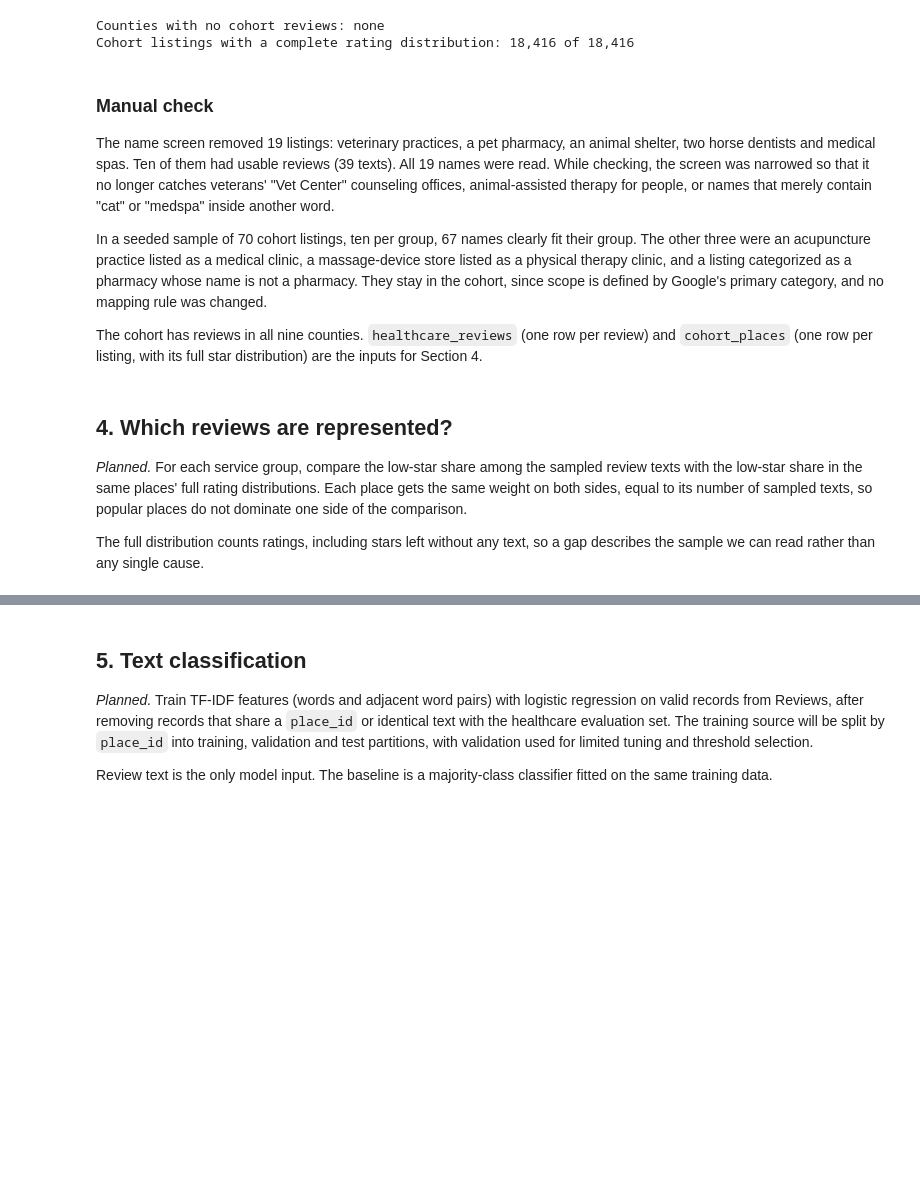
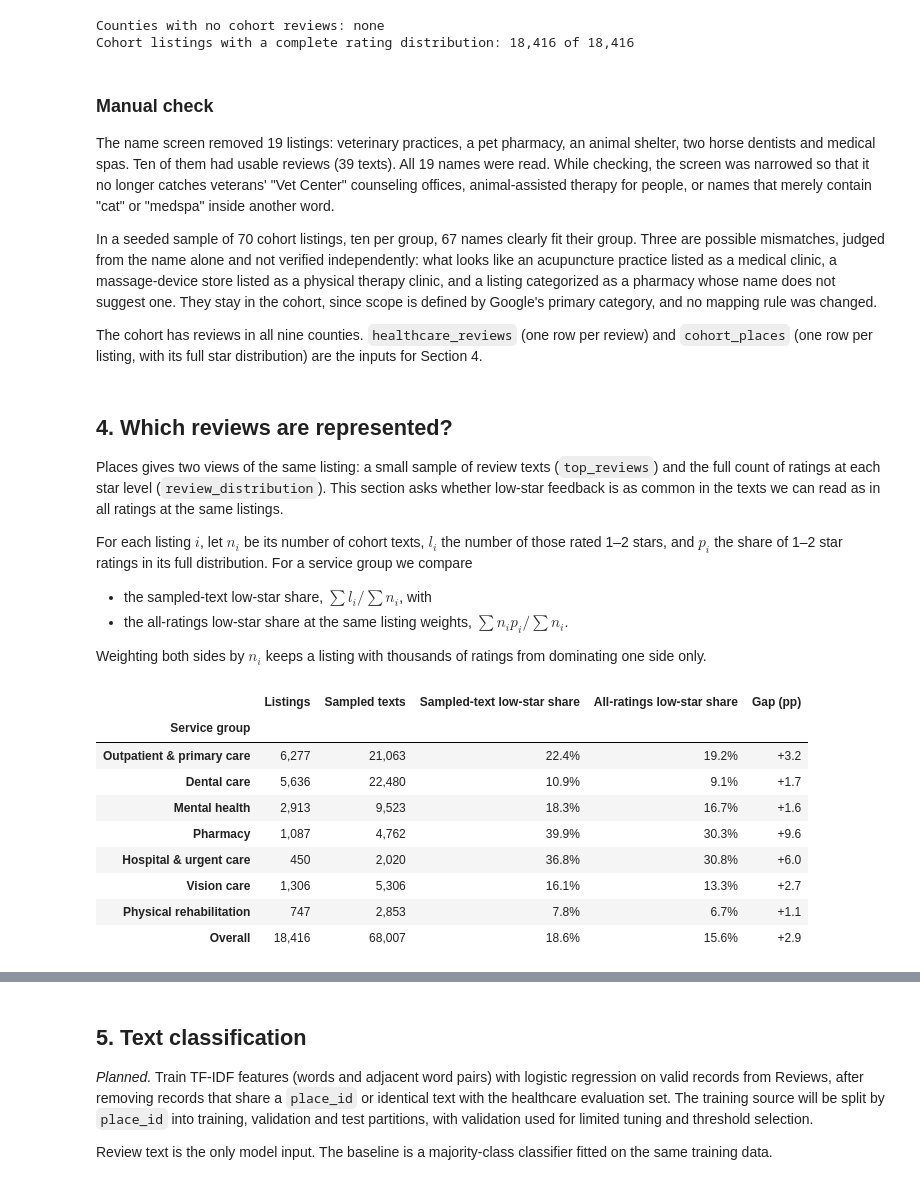
Before and after one commit to kptransfer2024-cmd/Datathon-For-SocialGood, a Jupyter notebook: analysis.ipynb, the cells around one changed output, grey strips where cells are left out. Drawn from its saved outputs; the diff is of its cells as text; code cells hidden in the pictures; blank space fills up the shorter version.

```diff
--- a/analysis.ipynb
+++ b/analysis.ipynb
@@ -400,12 +402,17 @@ screened_out_listings = in_scope_listings.loc[is_screened_out, ["service_group",
 
 The name screen removed 19 listings: veterinary practices, a pet pharmacy, an animal shelter, two horse dentists and medical spas. Ten of them had usable reviews (39 texts). All 19 names were read. While checking, the screen was narrowed so that it no longer catches veterans' "Vet Center" counseling offices, animal-assisted therapy for people, or names that merely contain "cat" or "medspa" inside another word.
 
-In a seeded sample of 70 cohort listings, ten per group, 67 names clearly fit their group. The other three were an acupuncture practice listed as a medical clinic, a massage-device store listed as a physical therapy clinic, and a listing categorized as a pharmacy whose name is not a pharmacy. They stay in the cohort, since scope is defined by Google's primary category, and no mapping rule was changed.
+In a seeded sample of 70 cohort listings, ten per group, 67 names clearly fit their group. Three are possible mismatches, judged from the name alone and not verified independently: what looks like an acupuncture practice listed as a medical clinic, a massage-device store listed as a physical therapy clinic, and a listing categorized as a pharmacy whose name does not suggest one. They stay in the cohort, since scope is defined by Google's primary category, and no mapping rule was changed.
 
 The cohort has reviews in all nine counties. `healthcare_reviews` (one row per review) and `cohort_places` (one row per listing, with its full star distribution) are the inputs for Section 4.
 # %% [markdown]
 ## 4. Which reviews are represented?
 
-*Planned.* For each service group, compare the low-star share among the sampled review texts with the low-star share in the same places' full rating distributions. Each place gets the same weight on both sides, equal to its number of sampled texts, so popular places do not dominate one side of the comparison.
+Places gives two views of the same listing: a small sample of review texts (`top_reviews`) and the full count of ratings at each star level (`review_distribution`). This section asks whether low-star feedback is as common in the texts we can read as in all ratings at the same listings.
 
-The full distribution counts ratings, including stars left without any text, so a gap describes the sample we can read rather than any single cause.
+For each listing $i$, let $n_i$ be its number of cohort texts, $l_i$ the number of those rated 1–2 stars, and $p_i$ the share of 1–2 star ratings in its full distribution. For a service group we compare
+
+- the sampled-text low-star share, $\sum l_i / \sum n_i$, with
+- the all-ratings low-star share at the same listing weights, $\sum n_i p_i / \sum n_i$.
+
+Weighting both sides by $n_i$ keeps a listing with thousands of ratings from dominating one side only.
@@ -411,0 +437,41 @@ The full distribution counts ratings, including stars left without any text, so
+# %%
+def representation_summary(frame):
+    n_texts = frame["n_texts"].sum()
+    sampled_share = frame["n_low_star"].sum() / n_texts
+    all_ratings_share = (frame["n_texts"] * frame["all_ratings_low_share"]).sum() / n_texts
+    return {
+        "Listings": len(frame),
+        "Sampled texts": n_texts,
+        "Sampled-text low-star share": sampled_share,
+        "All-ratings low-star share": all_ratings_share,
+        "Gap (pp)": 100 * (sampled_share - all_ratings_share),
+    }
+
+
+summaries = {group: representation_summary(frame) for group, frame in listing_shares.groupby("service_group")}
+summaries["Overall"] = representation_summary(listing_shares)
+representation_table = pd.DataFrame(summaries).T.reindex([*SERVICE_GROUPS, "Overall"]).rename_axis("Service group")
+
+# Reconcile with the review-level cohort.
+overall = representation_table.loc["Overall"]
+assert overall["Listings"] == len(cohort_places) and overall["Sampled texts"] == len(healthcare_reviews)
+assert np.isclose(overall["Sampled-text low-star share"], healthcare_reviews["low_star"].mean())
+
+representation_table.assign(**{
+    "Listings": representation_table["Listings"].map("{:,.0f}".format),
+    "Sampled texts": representation_table["Sampled texts"].map("{:,.0f}".format),
+    "Sampled-text low-star share": representation_table["Sampled-text low-star share"].map("{:.1%}".format),
+    "All-ratings low-star share": representation_table["All-ratings low-star share"].map("{:.1%}".format),
+    "Gap (pp)": representation_table["Gap (pp)"].map("{:+.1f}".format),
+})
+# %% [output]
+|  | Listings | Sampled texts | Sampled-text low-star share | All-ratings low-star share | Gap (pp) |
+| Service group |  |  |  |  |  |
+| Outpatient & primary care | 6,277 | 21,063 | 22.4% | 19.2% | +3.2 |
+| Dental care | 5,636 | 22,480 | 10.9% | 9.1% | +1.7 |
+| Mental health | 2,913 | 9,523 | 18.3% | 16.7% | +1.6 |
+| Pharmacy | 1,087 | 4,762 | 39.9% | 30.3% | +9.6 |
+| Hospital & urgent care | 450 | 2,020 | 36.8% | 30.8% | +6.0 |
+| Vision care | 1,306 | 5,306 | 16.1% | 13.3% | +2.7 |
+| Physical rehabilitation | 747 | 2,853 | 7.8% | 6.7% | +1.1 |
+| Overall | 18,416 | 68,007 | 18.6% | 15.6% | +2.9 |
```
Also changed, not shown: parts of 5 cells of this notebook, 1 other file.
